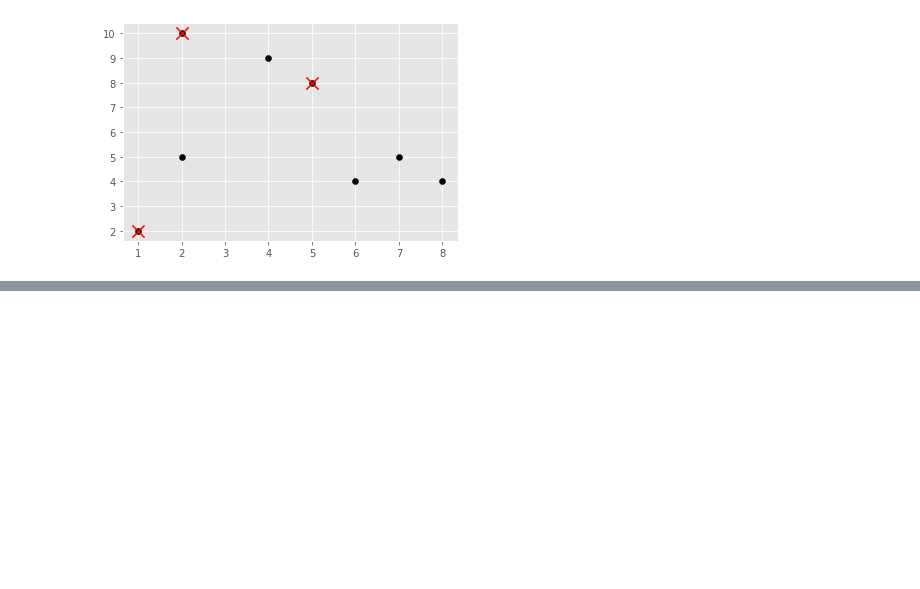
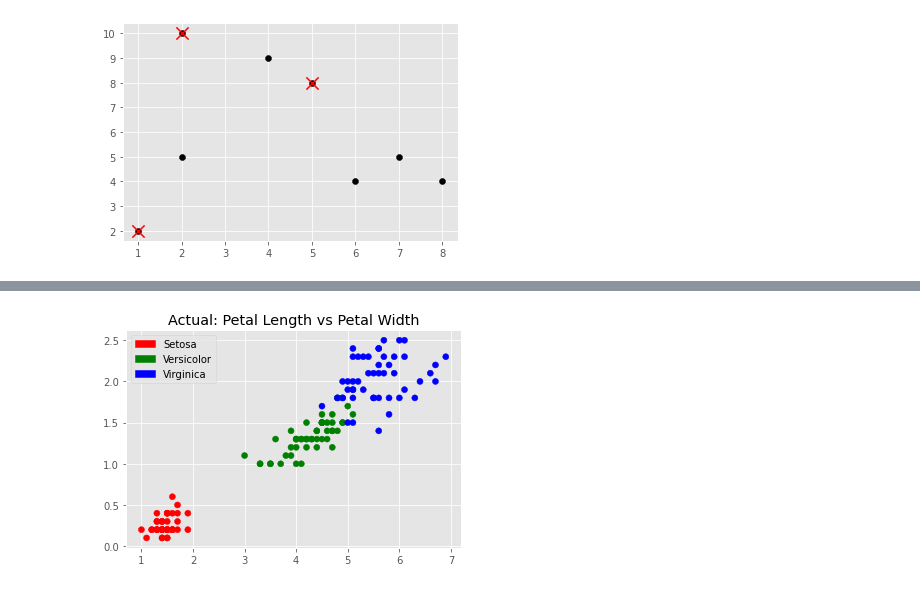
Before and after one commit to Ishan1742/data-mining, a Jupyter notebook: assignment1-clustering.ipynb, the cells around one changed output, grey strips where cells are left out. Cells and saved outputs as stored; diff of their text form; code cells hidden in the pictures; blank space fills up the shorter version.

```diff
--- a/assignment1-clustering.ipynb
+++ b/assignment1-clustering.ipynb
@@ -146,0 +215,7 @@ for centroid in km.centroids:
+# %%
+plt.scatter(X['Petal Length'], X['Petal Width'], c=colors[y['Target']])
+plt.title('Actual: Petal Length vs Petal Width')
+plt.legend(handles=[red_patch, green_patch, blue_patch])
+plt.show()
+# %% [output]
+[figure, added]
```
Also changed, not shown: parts of 20 cells of this notebook.
